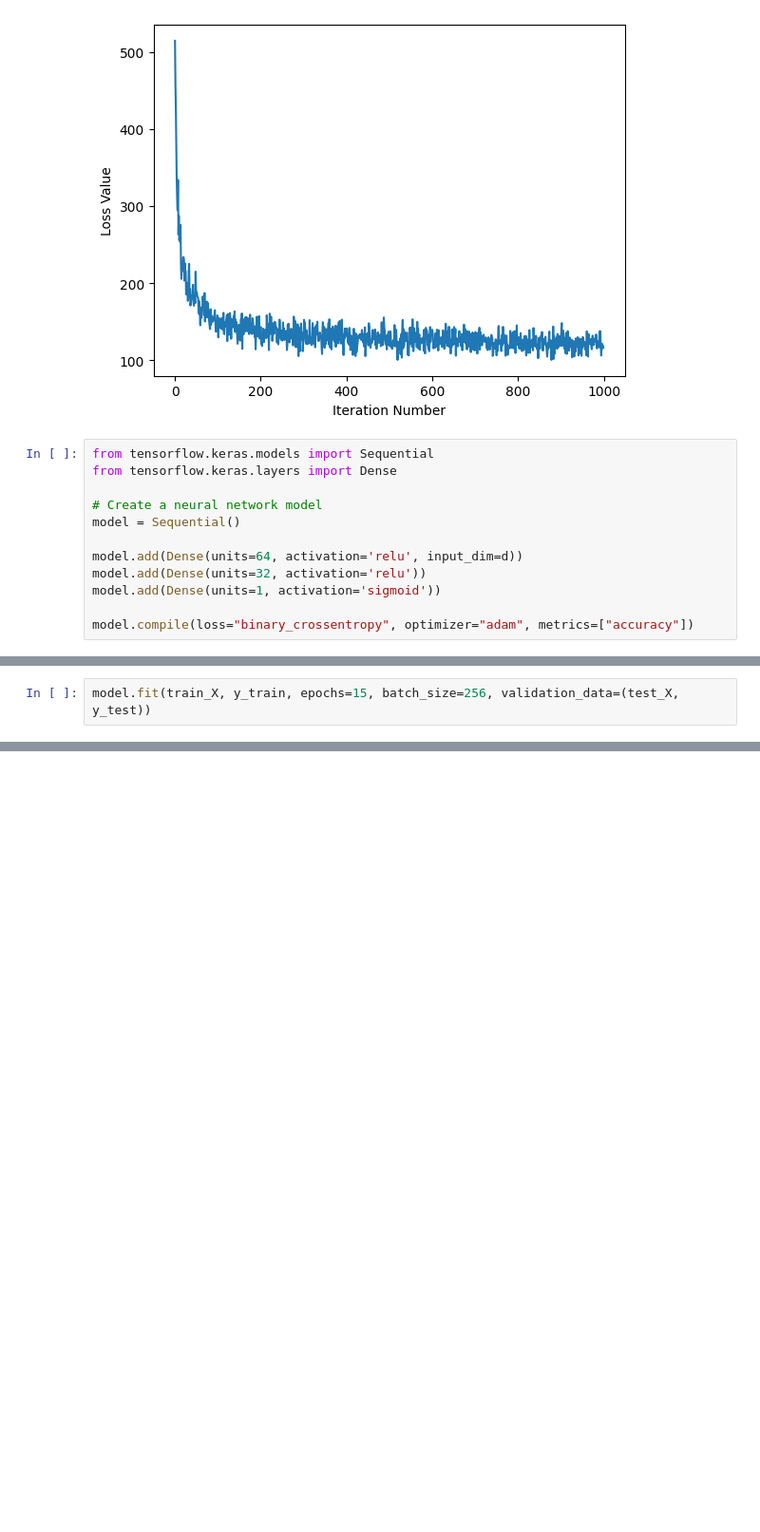
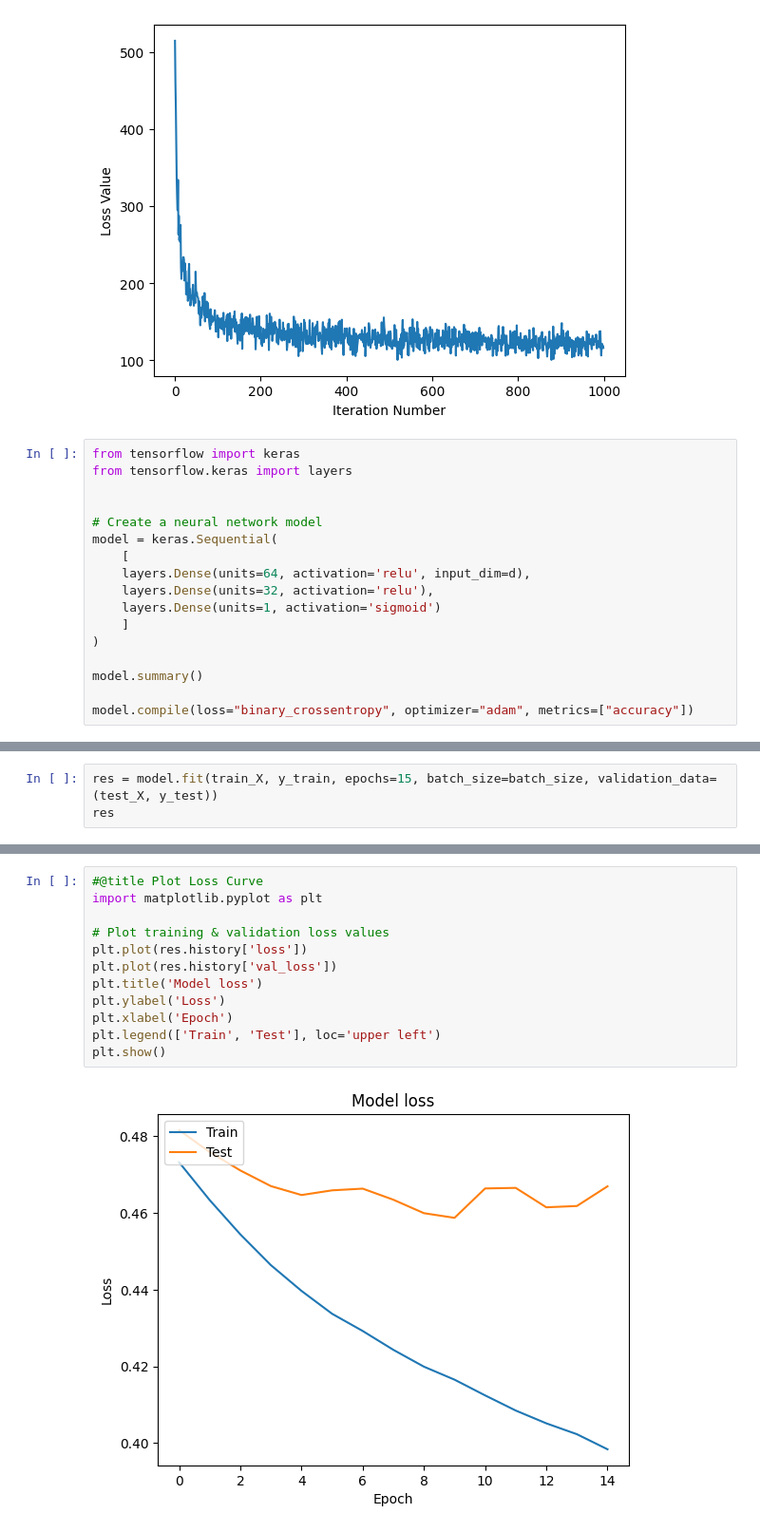
Before and after one commit to yianan261/CS6220, a Jupyter notebook: Yian_CS6220_HW7.ipynb, the cells around one changed output, grey strips where cells are left out. Shown at 95% size. Saved outputs shown, nothing was run; the diff lists cells and outputs as text; blank space fills up the shorter version.

```diff
--- a/Yian_CS6220_HW7.ipynb
+++ b/Yian_CS6220_HW7.ipynb
@@ -294,14 +294,19 @@ plt.ylabel('Loss Value')
 Text(0, 0.5, 'Loss Value')
 [figure]
 # %%
-from tensorflow.keras.models import Sequential
-from tensorflow.keras.layers import Dense
+from tensorflow import keras
+from tensorflow.keras import layers
+
 
 # Create a neural network model
-model = Sequential()
+model = keras.Sequential(
+    [
+    layers.Dense(units=64, activation='relu', input_dim=d),
+    layers.Dense(units=32, activation='relu'),
+    layers.Dense(units=1, activation='sigmoid')
+    ]
+)
 
-model.add(Dense(units=64, activation='relu', input_dim=d))
-model.add(Dense(units=32, activation='relu'))
-model.add(Dense(units=1, activation='sigmoid'))
+model.summary()
 
 model.compile(loss="binary_crossentropy", optimizer="adam", metrics=["accuracy"])
@@ -308,4 +329,5 @@ model.compile(loss="binary_crossentropy", optimizer="adam", metrics=["accuracy"]
 # %%
-model.fit(train_X, y_train, epochs=15, batch_size=256, validation_data=(test_X, y_test))
+res = model.fit(train_X, y_train, epochs=15, batch_size=batch_size, validation_data=(test_X, y_test))
+res
 # %% [output]
 Epoch 1/15
@@ -338 +360,15 @@ Test Accuracy with Neural Network: 79.90%
+# %%
+#@title Plot Loss Curve
+import matplotlib.pyplot as plt
+
+# Plot training & validation loss values
+plt.plot(res.history['loss'])
+plt.plot(res.history['val_loss'])
+plt.title('Model loss')
+plt.ylabel('Loss')
+plt.xlabel('Epoch')
+plt.legend(['Train', 'Test'], loc='upper left')
+plt.show()
+# %% [output]
+[figure, added]
 # %%
```
Also changed, not shown: parts of 5 cells of this notebook.
